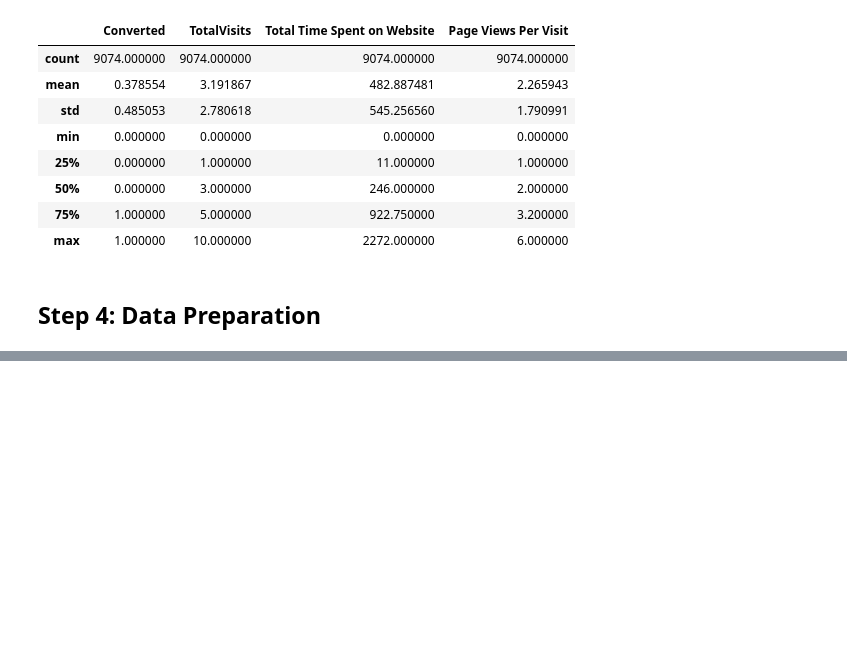
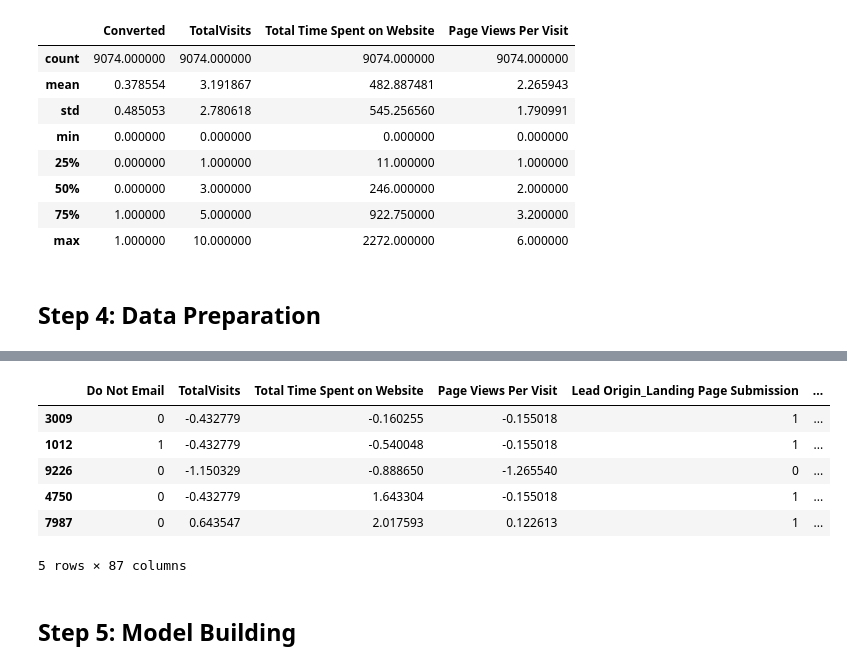
Before and after one commit to shinde-chandrakant/Lead-Scoring-Case-Study, a Jupyter notebook: LeadScoring.ipynb, the cells around one changed output, grey strips where cells are left out. Drawn from its saved outputs; the diff is of its cells as text; code cells hidden in the pictures; blank space fills up the shorter version.

```diff
--- a/LeadScoring.ipynb
+++ b/LeadScoring.ipynb
@@ -685,0 +730,7 @@ lead_df.describe()
+# %%
+# To put feature variable to X
+X = lead_df.drop(['Converted'],axis=1)
+y = lead_df['Converted']
+# %%
+# To split the data into train and test
+X_train, X_test, y_train, y_test = train_test_split(X, y, train_size=0.7, test_size=0.3, random_state=100)
@@ -685,0 +742,2 @@ lead_df.describe()
+# %%
+scaler = StandardScaler()
@@ -685,0 +749,15 @@ lead_df.describe()
+# %%
+#Applying scaler to all numerical columns
+X_train[num_var] = scaler.fit_transform(X_train[num_var])
+
+X_train.head()
+# %% [output]
+|  | Do Not Email | TotalVisits | Total Time Spent on Website | Page Views Per Visit | Lead Origin_Landing Page Submission | ... |
+| 3009 | 0 | -0.432779 | -0.160255 | -0.155018 | 1 | ... |
+| 1012 | 1 | -0.432779 | -0.540048 | -0.155018 | 1 | ... |
+| 9226 | 0 | -1.150329 | -0.888650 | -1.265540 | 0 | ... |
+| 4750 | 0 | -0.432779 | 1.643304 | -0.155018 | 1 | ... |
+| 7987 | 0 | 0.643547 | 2.017593 | 0.122613 | 1 | ... |
+5 rows × 87 columns
+# %% [markdown]
+## Step 5: Model Building
```
Also changed, not shown: parts of 12 cells of this notebook.
